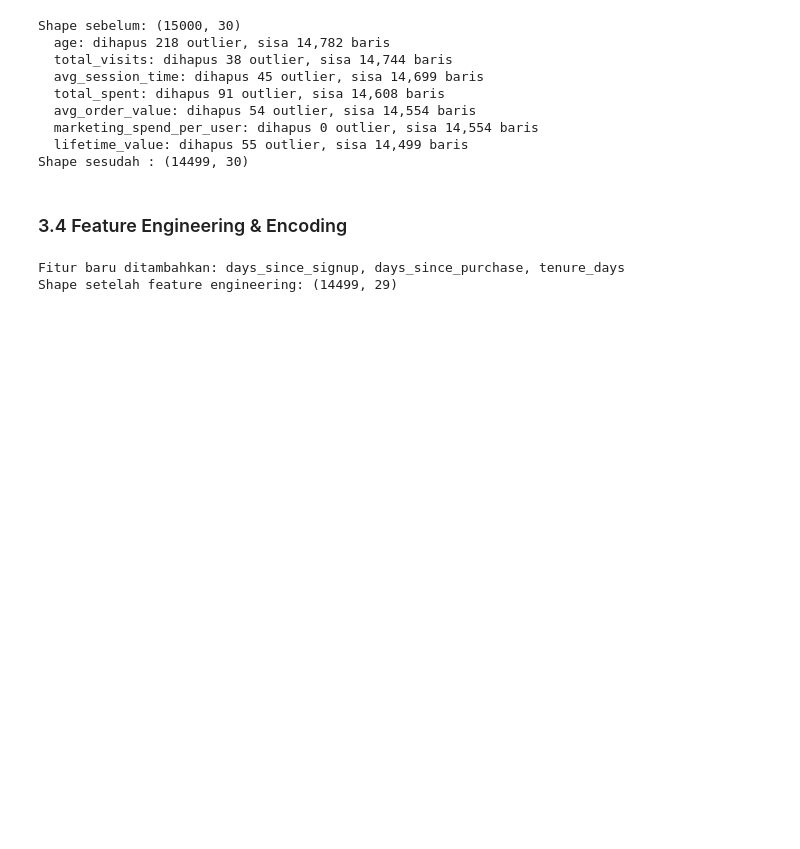
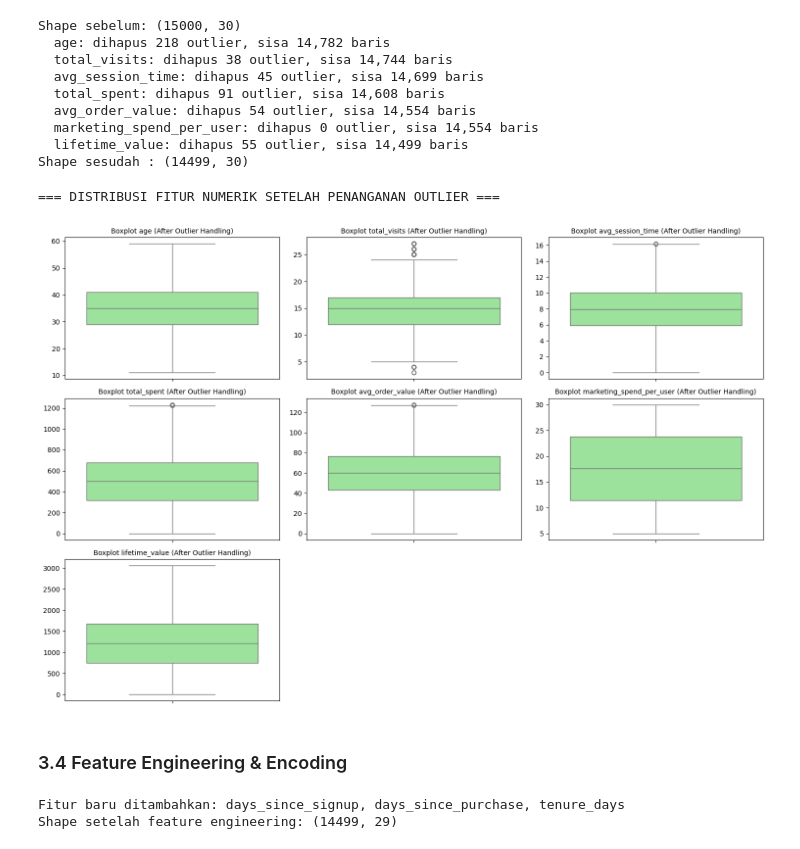
Before and after one commit to erliinaaap/prediksi_churn_customer, a Jupyter notebook: UAS_Bengkod_Erlina_Putri_Lestari.ipynb, the cells around one changed output. Saved outputs shown, nothing was run; the diff lists cells and outputs as text; code cells hidden in the pictures; blank space fills up the shorter version.

```diff
--- a/UAS_Bengkod_Erlina_Putri_Lestari.ipynb
+++ b/UAS_Bengkod_Erlina_Putri_Lestari.ipynb
@@ -455,6 +477,29 @@ Shape sebelum: (15000, 30)
   marketing_spend_per_user: dihapus 0 outlier, sisa 14,554 baris
   lifetime_value: dihapus 55 outlier, sisa 14,499 baris
 Shape sesudah : (14499, 30)
+# %%
+import matplotlib.pyplot as plt
+import seaborn as sns
+
+print('=== DISTRIBUSI FITUR NUMERIK SETELAH PENANGANAN OUTLIER ===')
+
+# Kolom numerik kunci yang sudah ditangani outliert
+# num_outlier_cols sudah didefinisikan sebelumnya, memastikan konsistensi
+# num_outlier_cols = ['age', 'total_visits', 'avg_session_time', 'total_spent',
+#                     'avg_order_value', 'marketing_spend_per_user', 'lifetime_value']
+
+# Visualisasi boxplot setelah penanganan outlier
+plt.figure(figsize=(15, 10))
+for i, col in enumerate(num_outlier_cols):
+    plt.subplot(3, 3, i + 1)
+    sns.boxplot(y=df_prep[col], color='lightgreen')
+    plt.title(f'Boxplot {col} (After Outlier Handling)', fontsize=10)
+    plt.ylabel('')
+plt.tight_layout()
+plt.show()
+# %% [output]
+=== DISTRIBUSI FITUR NUMERIK SETELAH PENANGANAN OUTLIER ===
+[figure, added]
 # %% [markdown]
 ### 3.4 Feature Engineering & Encoding
 # %%
```
Also changed, not shown: parts of 3 cells of this notebook.
